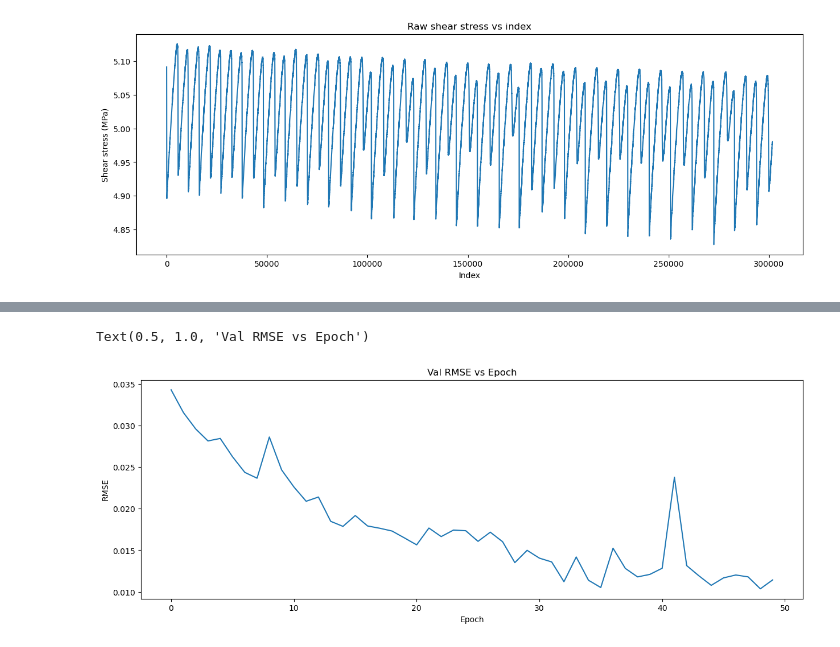
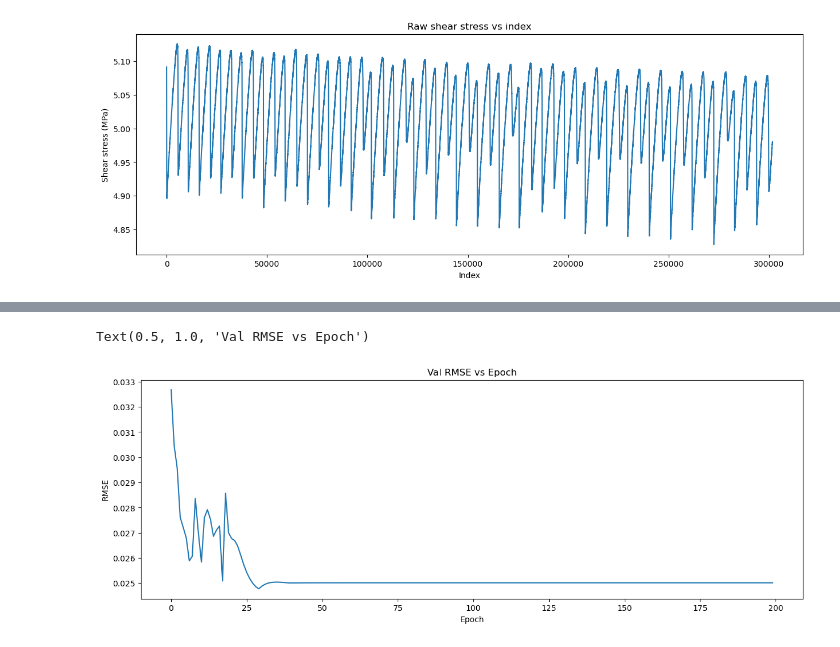
Before and after one commit to ai4er-cdt/earthquake-predictability, a Jupyter notebook: notebooks/AJS361 001 - One-shot multistep ts forecasting LSTM.ipynb, the cells around one changed output, grey strips where cells are left out. Drawn from its saved outputs; the diff is of its cells as text; code cells hidden in the pictures.

Commit message:
exp w/ learning rate scheduler

```diff
--- a/notebooks/AJS361 001 - One-shot multistep ts forecasting LSTM.ipynb
+++ b/notebooks/AJS361 001 - One-shot multistep ts forecasting LSTM.ipynb
@@ -14,6 +14,7 @@ import torch
 import torch.nn as nn
 import torch.utils.data as data
 from sklearn.preprocessing import MinMaxScaler, StandardScaler
+import torch.optim.lr_scheduler as lr_scheduler
 
 from utils.data_preprocessing import create_dataset
 from utils.load import load_data
@@ -43,8 +44,8 @@ DOWNSAMPLING_FACTOR = config[exp]["downsampling_factor"]
 LOOKBACK = 600
 FORECAST = 30
 
-BATCH_SIZE = 32
-EPOCHS = 50
+BATCH_SIZE = 64
+EPOCHS = 200
 
 # Set the seed for reproducibility
 SEED = 42
@@ -296,7 +297,7 @@ Text(0, 0.5, 'Normalised shear stress (MPa)')
 
 class LSTM(nn.Module):
     def __init__(
-        self, input_size=1, hidden_layer_size=100, output_size=FORECAST
+        self, input_size=1, hidden_layer_size=50, output_size=FORECAST
     ):
         super().__init__()
         self.hidden_layer_size = hidden_layer_size
@@ -328,6 +329,7 @@ class LSTM(nn.Module):
 model = LSTM().to(device)
 loss_function = nn.MSELoss()
 optimizer = torch.optim.Adam(model.parameters(), lr=0.001)
+scheduler = lr_scheduler.StepLR(optimizer, step_size=10, gamma=0.1)
 
 # data loader
 train_loader = data.DataLoader(
@@ -387,6 +389,7 @@ rmses = []
 for i in range(EPOCHS):
     print(f"Epoch {i+1}\n-------------------------------")
     train(train_loader, model, loss_function, optimizer)
+    scheduler.step()
     rmses.append(test(val_loader, model, loss_function, scaler))
 
 # Plot the RMSEs
@@ -416,5 +419,5 @@ RMSE: 0.01143052
 Text(0.5, 1.0, 'Val RMSE vs Epoch')
-[figure, old version]
+[figure, new version]
 # %%
 # Test the model
 test_loader = data.DataLoader(
```
Also changed, not shown: parts of 7 cells of this notebook.
